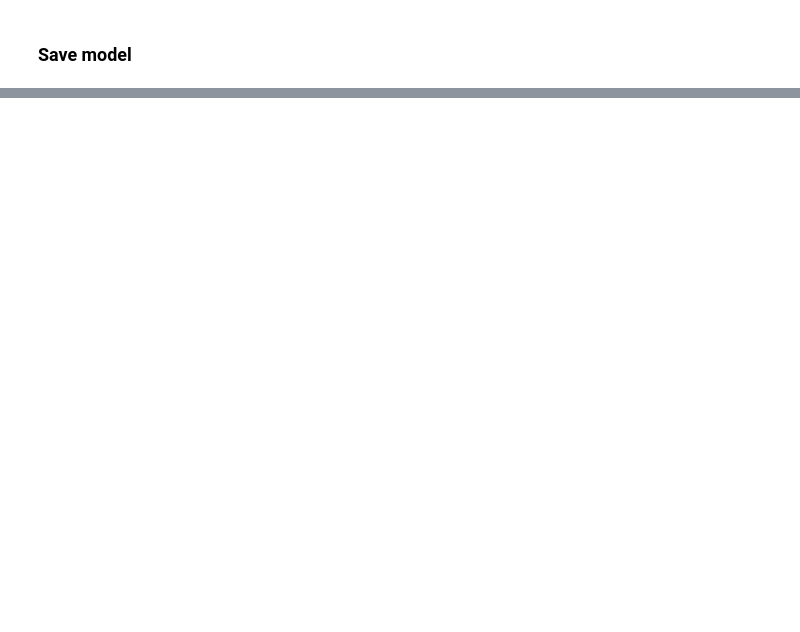
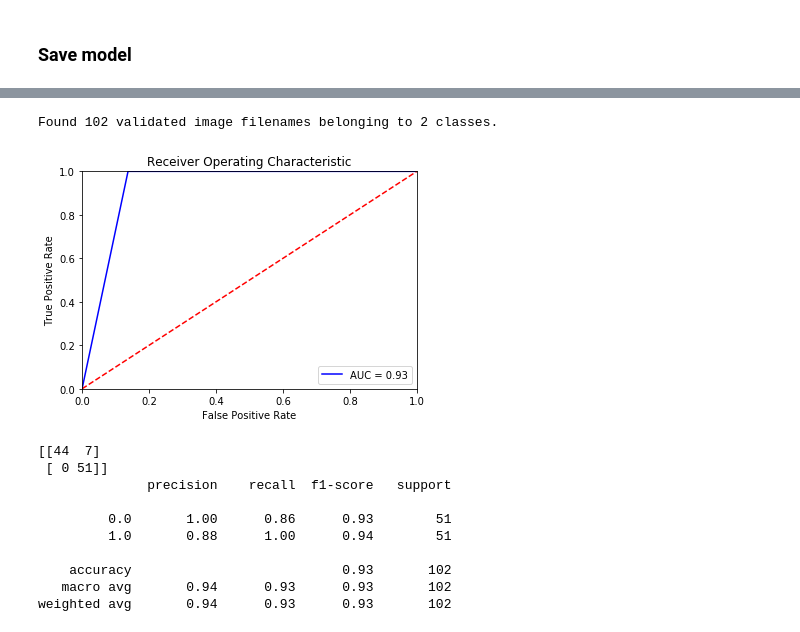
Before and after one commit to mzhou356/img2recommender, a Jupyter notebook: notebooks/ResNet50_tuning.ipynb, the cells around one changed output, grey strips where cells are left out. Drawn from its saved outputs; the diff is of its cells as text; code cells hidden in the pictures; blank space fills up the shorter version.

Commit message:
Add model_testing function

```diff
--- a/notebooks/ResNet50_tuning.ipynb
+++ b/notebooks/ResNet50_tuning.ipynb
@@ -344,4 +283,0 @@ resnet50_model_5_up_json = resnet50_model_5_up.to_json()
-# %%
-# serialize model to JSON
-with open("../tuning_data/resnet_data/resnet50_model_5_up.json", "w") as json_file:
-    json_file.write(resnet50_model_5_up_json)
@@ -354,14 +283,0 @@ loaded_model = model_from_json(loaded_model_json)
-# %%
-# load model weight yewear_decay_
-loaded_model.load_weights('../tuning_data/resnet_data/best_resnet50_model_eyewear_1.h5')
-# %%
-test_gen = ImageDataGenerator(preprocessing_function=preprocess_input)
-test_generator =  test_gen.flow_from_dataframe(
-    dataframe=test_df,
-    directory='../data/pics',
-    x_col='pic_id',
-    y_col='eyewear',
-    batch_size=127,
-    target_size=(224,224),
-    class_mode = 'binary',
-    shuffle = False)
@@ -370,4 +283,0 @@ Found 127 validated image filenames belonging to 2 classes.
-# %%
-loaded_model.compile(loss='binary_crossentropy',
-             optimizer=optimizers.SGD(lr=1e-4, momentum=0.9),
-             metrics=['accuracy'])
@@ -440,0 +348,15 @@ W0901 22:01:58.699104 140378810799936 image.py:693] Clipping input data to the v
+# %%
+model_testing('hat')
+# %% [output]
+Found 102 validated image filenames belonging to 2 classes.
+[figure, added]
+[[44  7]
+ [ 0 51]]
+              precision    recall  f1-score   support
+
+         0.0       1.00      0.86      0.93        51
+         1.0       0.88      1.00      0.94        51
+
+    accuracy                           0.93       102
+   macro avg       0.94      0.93      0.93       102
+weighted avg       0.94      0.93      0.93       102
```
Also changed, not shown: parts of 35 cells of this notebook.
